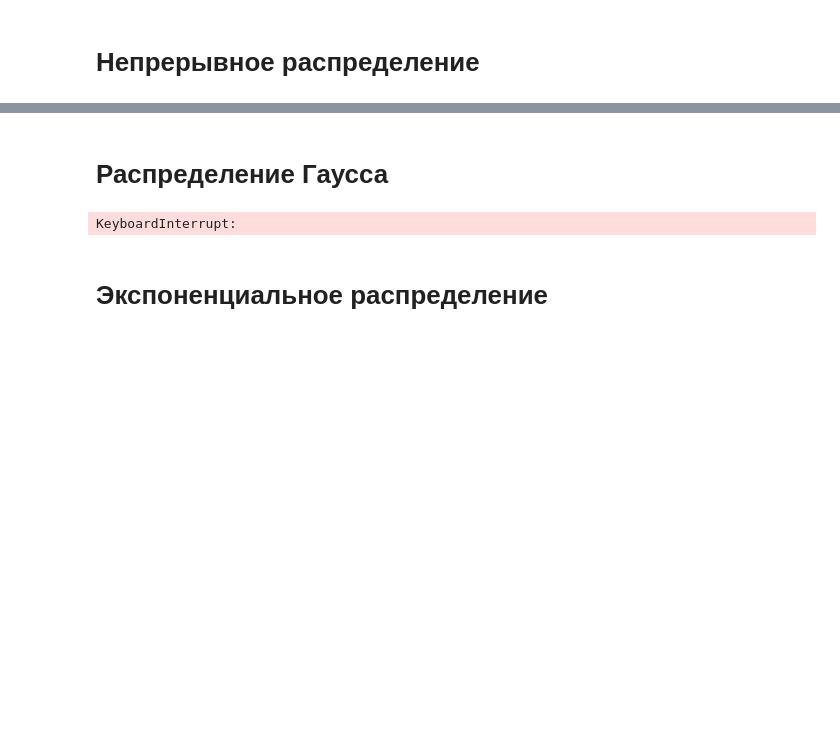
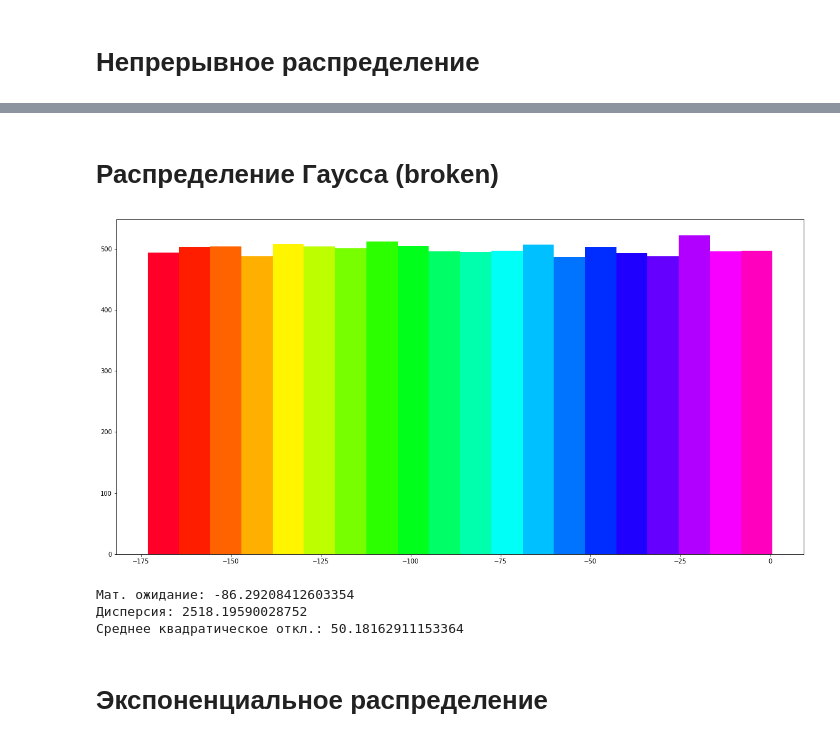
Before and after one commit to IAmVisco/sammod, a Jupyter notebook: LCG.ipynb, the cells around one changed output, grey strips where cells are left out. Drawn from its saved outputs; the diff is of its cells as text; code cells hidden in the pictures; blank space fills up the shorter version.

Commit message:
Move distribution functions closer to histograms, try to fix Gaussian

```diff
--- a/LCG.ipynb
+++ b/LCG.ipynb
@@ -103,12 +71,25 @@ get_math_values(sequence)
 # %% [markdown]
-# Распределение Гаусса
+# Распределение Гаусса (broken)
-# %%
-gauss_distibution.array = []
-sequence_gauss = [gauss_distibution(sequence_rr) for i in range(SAMPLES_AMOUNT)]
-plot_graph(sequence_gauss)
-get_math_values(sequence_gauss)
-# %% [output]
-KeyboardInterrupt:
+# %%
+def gauss_distibution(R, mean=0, sig=1):
+    R = R[:10000]
+    def sum_sequence(x):
+        result = 0
+        for i in range(R.index(x), len(R)):
+            result += R[i]
+        return result
+
+    return list(map(lambda x: mean + sig * np.sqrt(12 / len(R)) * (sum_sequence(x) - len(R) / 2), R))
+
+
+sequence_gauss = gauss_distibution(sequence_rr)
+plot_graph(sequence_gauss, set_xticks=False)
+get_math_values(sequence_gauss)
+# %% [output]
+[figure, added]
+Мат. ожидание: -86.29208412603354
+Дисперсия: 2518.19590028752
+Среднее квадратическое откл.: 50.18162911153364
 # %% [markdown]
 # Экспоненциальное распределение
 # %%
```
Also changed, not shown: parts of 10 cells of this notebook.
